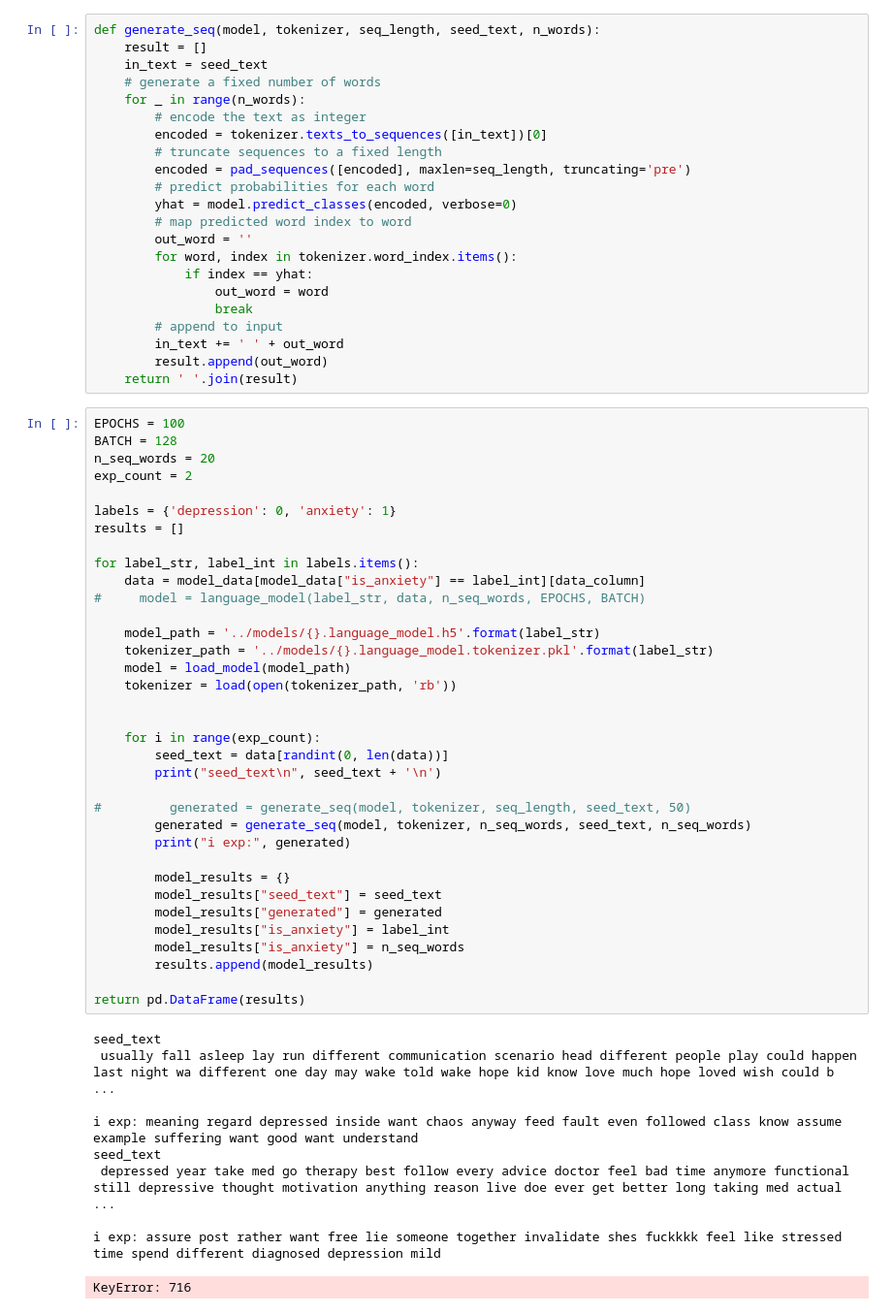
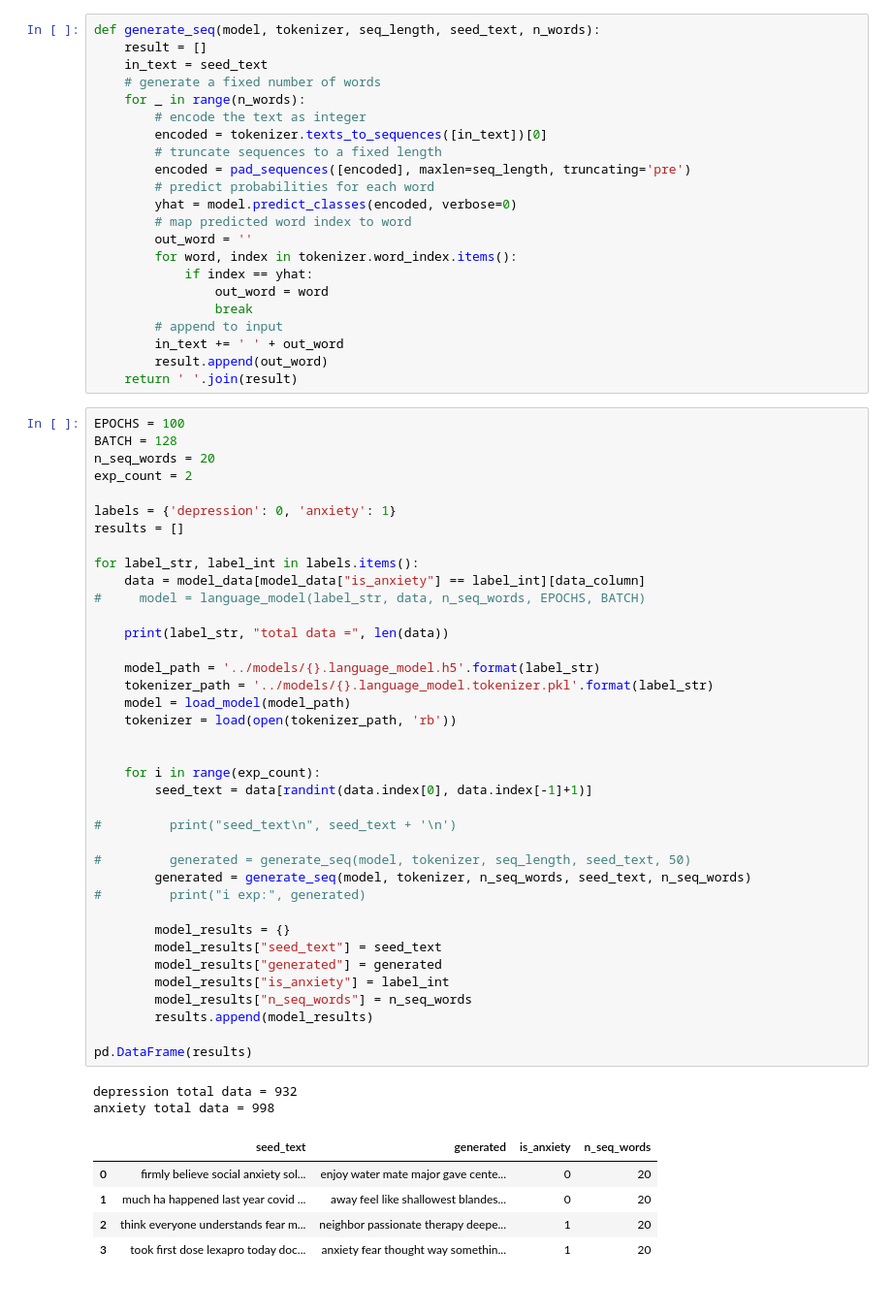
Before and after one commit to yegmor/NLPProject, a Jupyter notebook: code/5_language-model.ipynb, the cells around one changed output. Shown: that part at 97% size. Saved outputs shown, nothing was run; the diff lists cells and outputs as text.

Commit message:
everythig without the models

```diff
--- a/code/5_language-model.ipynb
+++ b/code/5_language-model.ipynb
@@ -249,44 +249,45 @@ def generate_seq(model, tokenizer, seq_length, seed_text, n_words):
 EPOCHS = 100
 BATCH = 128
 n_seq_words = 20
 exp_count = 2
 
 labels = {'depression': 0, 'anxiety': 1}
 results = []
 
 for label_str, label_int in labels.items():
     data = model_data[model_data["is_anxiety"] == label_int][data_column]
 #     model = language_model(label_str, data, n_seq_words, EPOCHS, BATCH)
 
+    print(label_str, "total data =", len(data))
+
     model_path = '../models/{}.language_model.h5'.format(label_str)
     tokenizer_path = '../models/{}.language_model.tokenizer.pkl'.format(label_str)
     model = load_model(model_path)
     tokenizer = load(open(tokenizer_path, 'rb'))
 
 
     for i in range(exp_count):
-        seed_text = data[randint(0, len(data))]
-        print("seed_text\n", seed_text + '\n')
+        seed_text = data[randint(data.index[0], data.index[-1]+1)]
+
+#         print("seed_text\n", seed_text + '\n')
 
 #         generated = generate_seq(model, tokenizer, seq_length, seed_text, 50)
         generated = generate_seq(model, tokenizer, n_seq_words, seed_text, n_seq_words)
-        print("i exp:", generated)
+#         print("i exp:", generated)
 
         model_results = {}
         model_results["seed_text"] = seed_text
         model_results["generated"] = generated
         model_results["is_anxiety"] = label_int
-        model_results["is_anxiety"] = n_seq_words
+        model_results["n_seq_words"] = n_seq_words
         results.append(model_results)
 
-return pd.DataFrame(results)
+pd.DataFrame(results)
 # %% [output]
-seed_text
- usually fall asleep lay run different communication scenario head different people play could happen last night wa different one day may wake told wake hope kid know love much hope loved wish could b ...
-
-i exp: meaning regard depressed inside want chaos anyway feed fault even followed class know assume example suffering want good want understand
-seed_text
- depressed year take med go therapy best follow every advice doctor feel bad time anymore functional still depressive thought motivation anything reason live doe ever get better long taking med actual ...
-
-i exp: assure post rather want free lie someone together invalidate shes fuckkkk feel like stressed time spend different diagnosed depression mild
+depression total data = 932
+anxiety total data = 998
-KeyError: 716
+|  | seed_text | generated | is_anxiety | n_seq_words |
+| 0 | firmly believe social anxiety sol... | enjoy water mate major gave cente... | 0 | 20 |
+| 1 | much ha happened last year covid ... | away feel like shallowest blandes... | 0 | 20 |
+| 2 | think everyone understands fear m... | neighbor passionate therapy deepe... | 1 | 20 |
+| 3 | took first dose lexapro today doc... | anxiety fear thought way somethin... | 1 | 20 |
```
Also changed, not shown: parts of 1 cell of this notebook, 23 other files.
